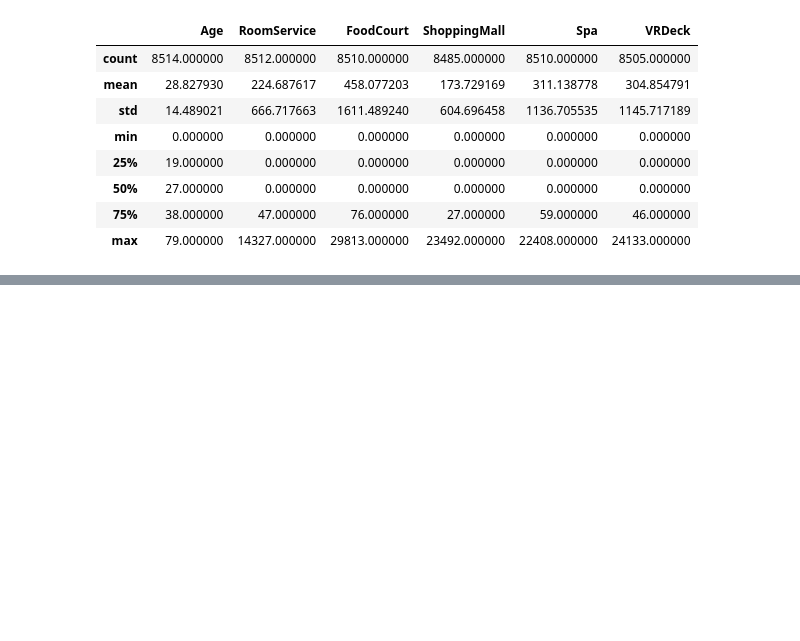
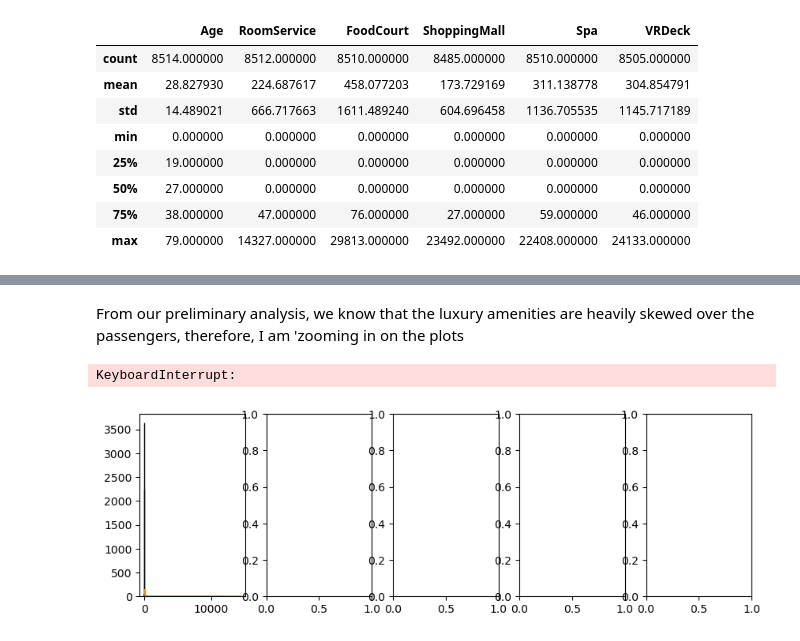
Before and after one commit to luukvanroessel/ML, a Jupyter notebook: practice/spaceship_titanic/spaceship_titanic_example.ipynb, the cells around one changed output, grey strips where cells are left out. Saved outputs shown, nothing was run; the diff lists cells and outputs as text; code cells hidden in the pictures; blank space fills up the shorter version.

```diff
--- a/practice/spaceship_titanic/spaceship_titanic_example.ipynb
+++ b/practice/spaceship_titanic/spaceship_titanic_example.ipynb
@@ -126,0 +149,12 @@ train_df.describe(include=['O'])
+# %% [markdown]
+From our preliminary analysis, we know that the luxury amenities are heavily skewed over the passengers, therefore, I am 'zooming in on the plots
+# %%
+luxury_features = ['RoomService', 'FoodCourt', 'ShoppingMall', 'Spa', 'VRDeck']
+
+fig, ax = plt.subplots(1, len(luxury_features), figsize=(10, 3))
+
+for i, feature in enumerate(luxury_features):
+    sns.histplot(data=train_df, x=feature, hue="Transported", kde=True, ax=ax[i])
+# %% [output]
+KeyboardInterrupt:
+[figure, added]
```
Also changed, not shown: parts of 8 cells of this notebook.
